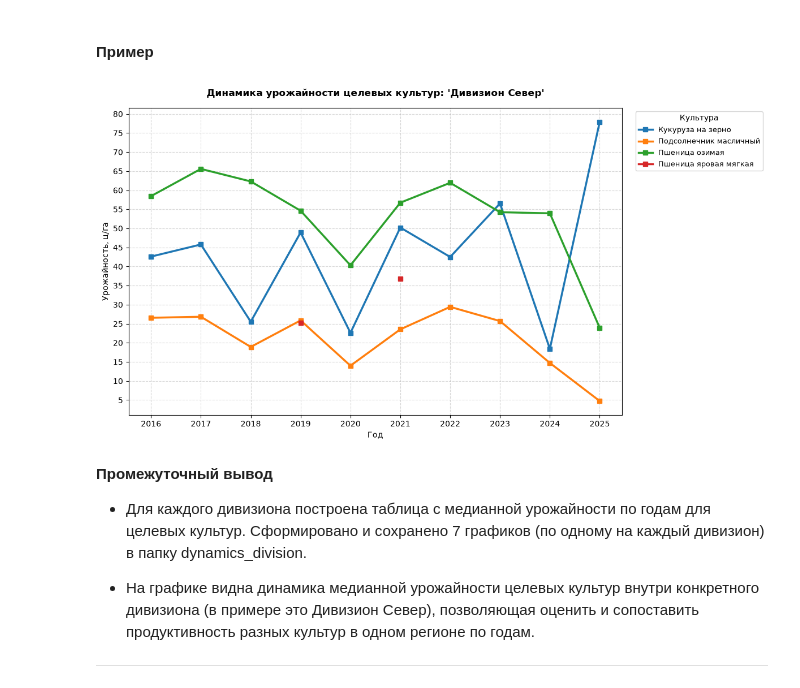
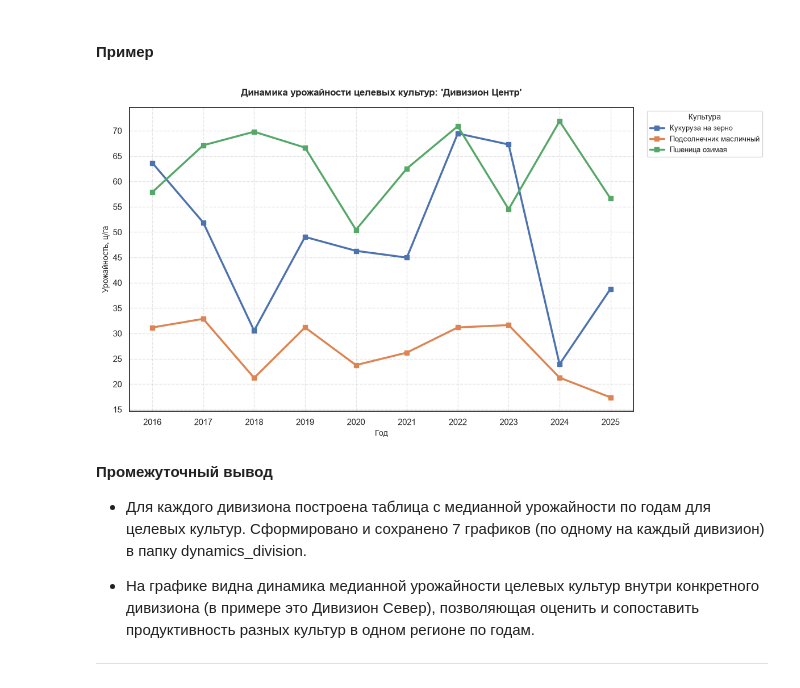
Before and after one commit to Bleckeid/stab, a Jupyter notebook: fields_stab_notebook.ipynb, the cells around one changed output. Cells and saved outputs as stored; diff of their text form; code cells hidden in the pictures.

```diff
--- a/fields_stab_notebook.ipynb
+++ b/fields_stab_notebook.ipynb
@@ -916,7 +922,7 @@ for division in all_divisions:
 # %% [markdown]
 #### Пример
 # %%
-target_division = "Дивизион Север"
+target_division = "Дивизион Центр"
 
 # Список целевых культур
 target_crops = [
@@ -948,34 +954,34 @@ pivot_division.plot(kind="line", marker="s", linewidth=2.5, ax=ax2)
 
 # Шаг оси Y каждые 5 ц/га для удобства считывания
 ax2.yaxis.set_major_locator(ticker.MultipleLocator(5))
 
 # Подписи оси X только целыми годами
 if not pivot_division.empty:
     ax2.set_xticks(pivot_division.index)
     ax2.xaxis.set_major_formatter(ticker.FormatStrFormatter("%d"))
 
 ax2.set_title(
     f"Динамика урожайности целевых культур: '{target_division}'",
     fontweight="bold",
     fontsize=12,
     pad=15,
 )
 ax2.set_ylabel("Урожайность, ц/га", fontsize=10)
 ax2.set_xlabel("Год", fontsize=10)
 ax2.grid(True, linestyle="--", alpha=0.5)
 
 ax2.legend(
     title="Культура",
     bbox_to_anchor=(1.02, 1),
     loc="upper left",
     fontsize=9,
     title_fontsize=10,
 )
 
 plt.tight_layout()
 plt.show()
 # %% [output]
-[figure, old version]
+[figure, new version]
 # %% [markdown]
 **Промежуточный вывод**
 
```
Also changed, not shown: parts of 25 cells of this notebook.
